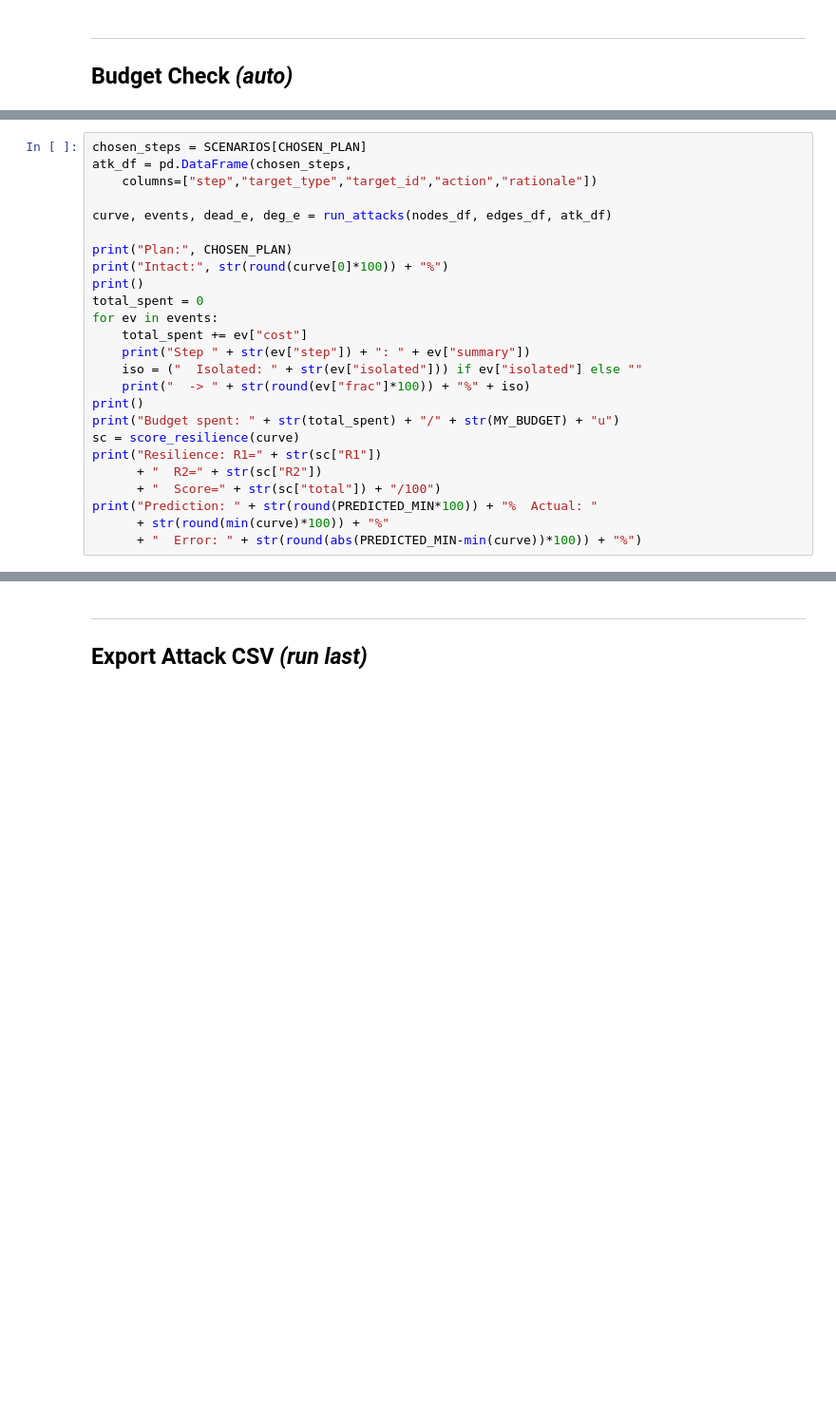
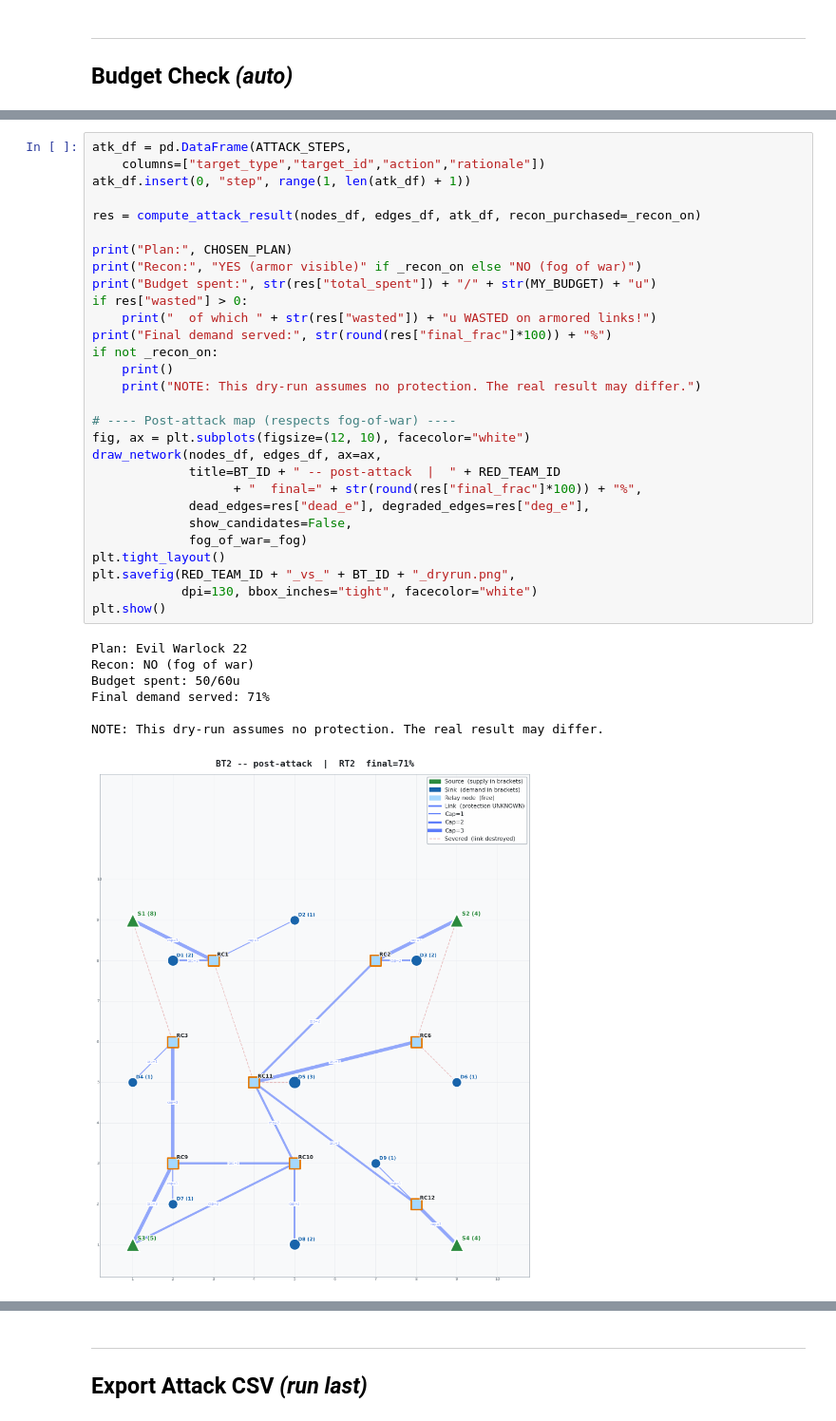
Before and after one commit to Yiping-UPSaclay/Operation_Gridlock_SM11, a Jupyter notebook: RT_attack.ipynb, the cells around one changed output, grey strips where cells are left out. Shown at 95% size. Saved outputs shown, nothing was run; the diff lists cells and outputs as text; blank space fills up the shorter version.

```diff
--- a/RT_attack.ipynb
+++ b/RT_attack.ipynb
@@ -157,25 +210,37 @@ for name, steps in SCENARIOS.items():
 # %%
-chosen_steps = SCENARIOS[CHOSEN_PLAN]
-atk_df = pd.DataFrame(chosen_steps,
-    columns=["step","target_type","target_id","action","rationale"])
+atk_df = pd.DataFrame(ATTACK_STEPS,
+    columns=["target_type","target_id","action","rationale"])
+atk_df.insert(0, "step", range(1, len(atk_df) + 1))
 
-curve, events, dead_e, deg_e = run_attacks(nodes_df, edges_df, atk_df)
+res = compute_attack_result(nodes_df, edges_df, atk_df, recon_purchased=_recon_on)
 
 print("Plan:", CHOSEN_PLAN)
-print("Intact:", str(round(curve[0]*100)) + "%")
-print()
-total_spent = 0
-for ev in events:
-    total_spent += ev["cost"]
-    print("Step " + str(ev["step"]) + ": " + ev["summary"])
-    iso = ("  Isolated: " + str(ev["isolated"])) if ev["isolated"] else ""
-    print("  -> " + str(round(ev["frac"]*100)) + "%" + iso)
-print()
-print("Budget spent: " + str(total_spent) + "/" + str(MY_BUDGET) + "u")
-sc = score_resilience(curve)
-print("Resilience: R1=" + str(sc["R1"])
-      + "  R2=" + str(sc["R2"])
-      + "  Score=" + str(sc["total"]) + "/100")
-print("Prediction: " + str(round(PREDICTED_MIN*100)) + "%  Actual: "
-      + str(round(min(curve)*100)) + "%"
-      + "  Error: " + str(round(abs(PREDICTED_MIN-min(curve))*100)) + "%")
+print("Recon:", "YES (armor visible)" if _recon_on else "NO (fog of war)")
+print("Budget spent:", str(res["total_spent"]) + "/" + str(MY_BUDGET) + "u")
+if res["wasted"] > 0:
+    print("  of which " + str(res["wasted"]) + "u WASTED on armored links!")
+print("Final demand served:", str(round(res["final_frac"]*100)) + "%")
+if not _recon_on:
+    print()
+    print("NOTE: This dry-run assumes no protection. The real result may differ.")
+
+# ---- Post-attack map (respects fog-of-war) ----
+fig, ax = plt.subplots(figsize=(12, 10), facecolor="white")
+draw_network(nodes_df, edges_df, ax=ax,
+             title=BT_ID + " -- post-attack  |  " + RED_TEAM_ID
+                   + "  final=" + str(round(res["final_frac"]*100)) + "%",
+             dead_edges=res["dead_e"], degraded_edges=res["deg_e"],
+             show_candidates=False,
+             fog_of_war=_fog)
+plt.tight_layout()
+plt.savefig(RED_TEAM_ID + "_vs_" + BT_ID + "_dryrun.png",
+            dpi=130, bbox_inches="tight", facecolor="white")
+plt.show()
+# %% [output]
+Plan: Evil Warlock 22
+Recon: NO (fog of war)
+Budget spent: 50/60u
+Final demand served: 71%
+
+NOTE: This dry-run assumes no protection. The real result may differ.
+[figure, added]
```
Also changed, not shown: parts of 12 cells of this notebook, 28 other files.
